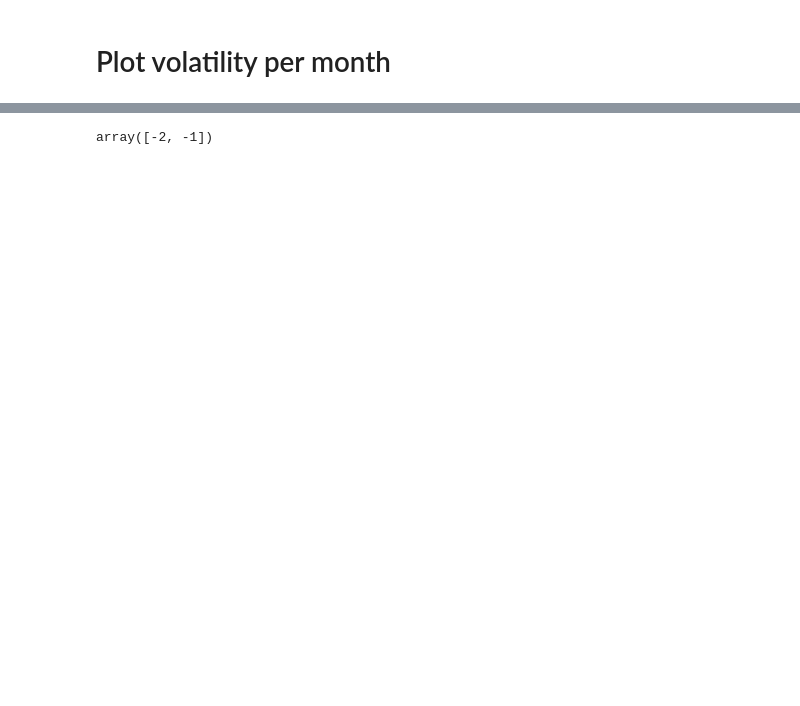
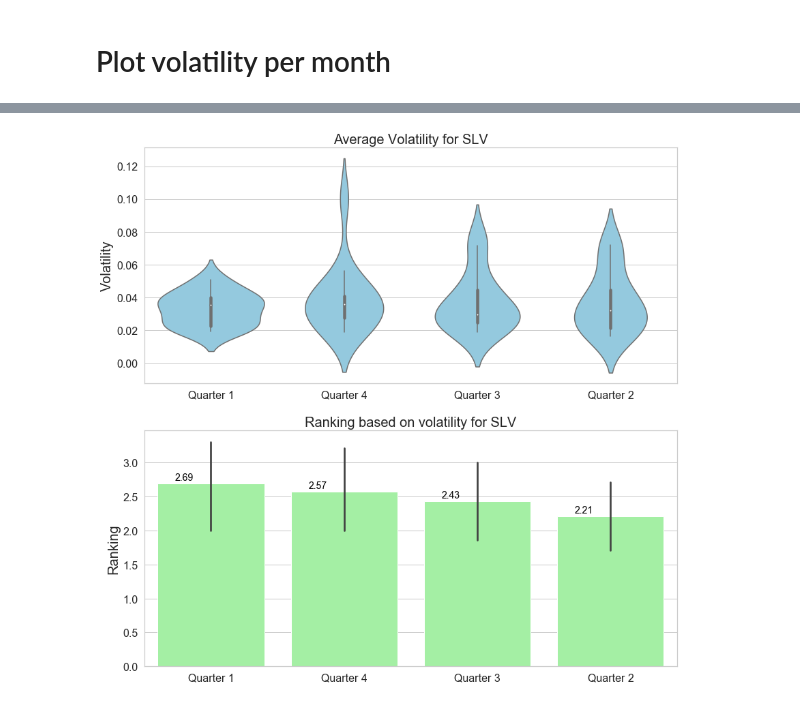
Before and after one commit to akharina/gold_silver_etf, a Jupyter notebook: Tech_Notebook.ipynb, the cells around one changed output, grey strips where cells are left out. Cells and saved outputs as stored; diff of their text form; code cells hidden in the pictures; blank space fills up the shorter version.

```diff
--- a/Tech_Notebook.ipynb
+++ b/Tech_Notebook.ipynb
@@ -57,4 +66,16 @@ Based on the p value of 0.55 and our aplha of 0.05 we fail to reject  the null h
-# %%
-np.array([4, 5]) - 6
-# %% [output]
-array([-2, -1])
+# %%
+target_var = 'close'
+target_symbol = 'SLV'
+volability_period = 'Q'
+plot_option = True
+n_bootstrap = 1000
+if volability_period == 'Q':
+    output_image_name = f'volatility_monthly_{target_var}_{target_symbol}_quarter'
+elif volability_period == 'M':
+    output_image_name = f'volatility_monthly_{target_var}_{target_symbol}_month'
+
+volatility_set = compute_volatility(df_clean.copy(), target_var, target_symbol, volability_period)
+monthly_vol_df, VOL_ranking_df = volatility_set
+visualization_one(volatility_set, target_symbol, target_var, output_image_name)
+# %% [output]
+[figure, added]
```
Also changed, not shown: parts of 3 cells of this notebook, 13 other files.
